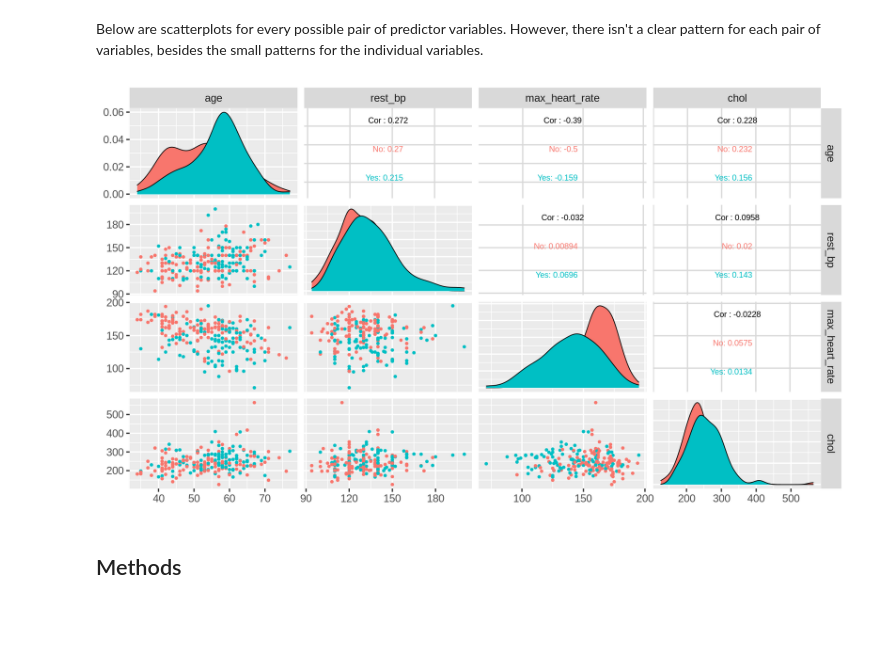
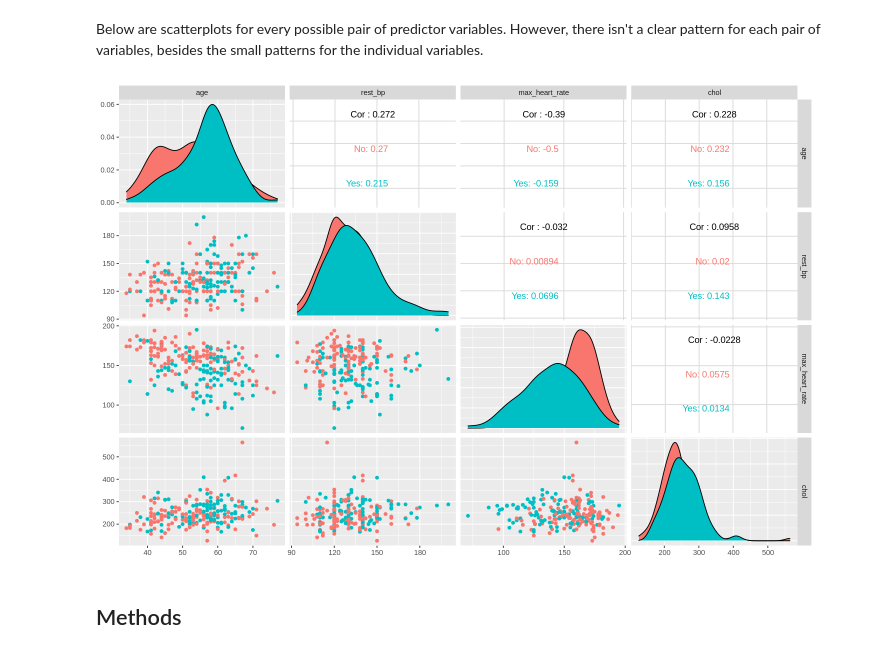
Before and after one commit to CameronGeisler/dsci-project, a Jupyter notebook: project.ipynb, the cells around one changed output. Drawn from its saved outputs; the diff is of its cells as text; code cells hidden in the pictures; blank space fills up the shorter version.

```diff
--- a/project.ipynb
+++ b/project.ipynb
@@ -55,7 +55,7 @@ cols(
 The data is already in a tidy format. However, we will make some small changes such as making the column names more descriptive and human readable, and converting the columns to the correct data type. In this analysis we will use the variables: age (years), resting blood pressure (mmHg), cholesterol level (mg/dL), and heart rate (bpm) to predict the presence of heart disease in a patient.
 # %%
 # Wrangle data
-data <- data_raw %>%
+heart_data <- data_raw %>%
     select(c("age", "trestbps", "thalach", "chol", "num")) %>% # select only columns that are used
     mutate(num = as_factor(num)) %>% # update target variables to factor
     rename(heart_disease = num, # rename some columns with more intuitive names
@@ -64,9 +64,9 @@ data <- data_raw %>%
 # %% [markdown]
 In the original data, there are five levels of heart disease (labelled 0, 1, 2, 3, 4), which varying degrees of disease, from "no visible heart disease" to "very severe heart disease". We combine levels 1-4, in order to simply classify the observations as having heart diesease (labelled as "Yes") or not (labelled as "No").
 # %%
-data <- data %>%
+heart_data <- heart_data %>%
     mutate(heart_disease = as_factor(ifelse(heart_disease == 0, "No", "Yes")))
-head(data)
+head(heart_data)
 # %% [output]
 A tibble: 6 × 5
 | age | rest_bp | max_heart_rate | chol | heart_disease |
@@ -82,7 +82,7 @@ Here, we split the data into training and testing set. The training set will be
 # %%
 set.seed(1) # set the seed
 
-heart_split = initial_split(data, prop = 0.75, strata = heart_disease)
+heart_split = initial_split(heart_data, prop = 0.75, strata = heart_disease)
 heart_training = training(heart_split)
 heart_testing = testing(heart_split)
 # %% [markdown]
@@ -140,15 +140,15 @@ For each variable, we can roughly compare the distribution between the heart dis
 # %% [markdown]
 Below are scatterplots for every possible pair of predictor variables. However, there isn't a clear pattern for each pair of variables, besides the small patterns for the individual variables.
 # %%
-options(repr.plot.width = 14, repr.plot.height = 8)
+options(repr.plot.width = 12, repr.plot.height = 8)
 # theme_set(theme_gray(base_size = 18))
 # bins_num = ceiling(log(nrow(data),2))+1 # number of bins, by Sturges' formula
 
 # Histograms for predictor variables
 # Scatterplots for every possible combination of predictor variables
 ggpairs(heart_training, mapping = aes(color = heart_disease), columns = 1:4)
 # %% [output]
-[figure, old version]
+[figure, new version]
 # %% [markdown]
 ## Methods
 # %% [markdown]
```
Also changed, not shown: parts of 8 cells of this notebook.
